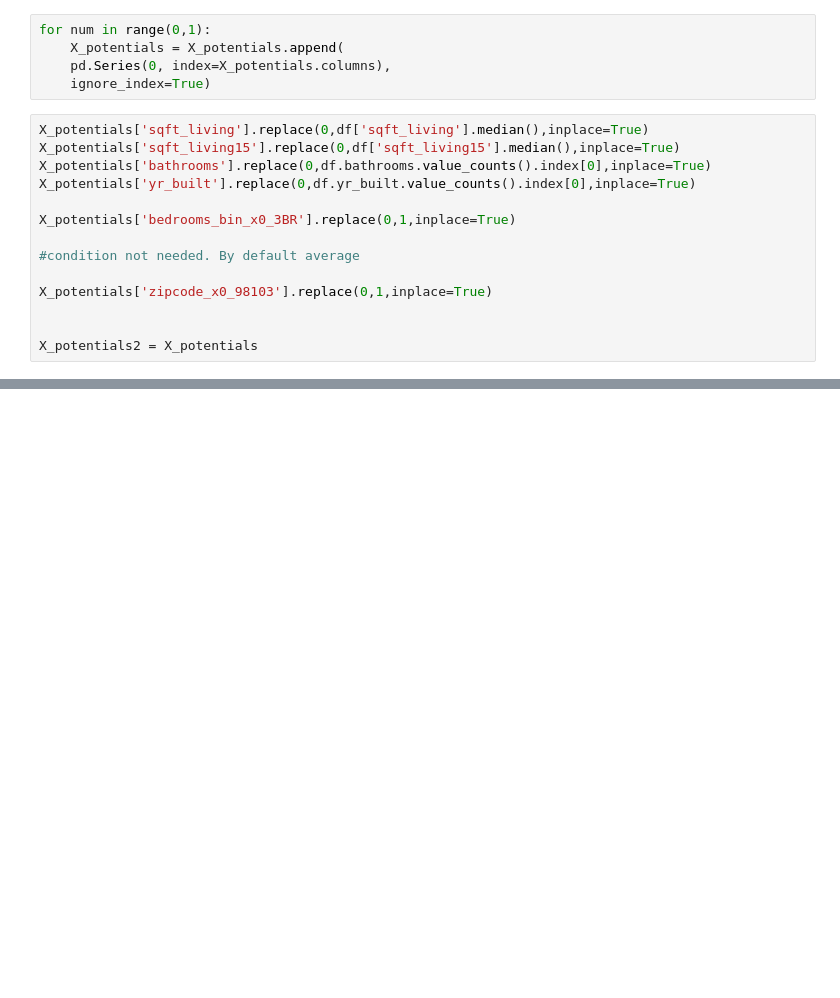
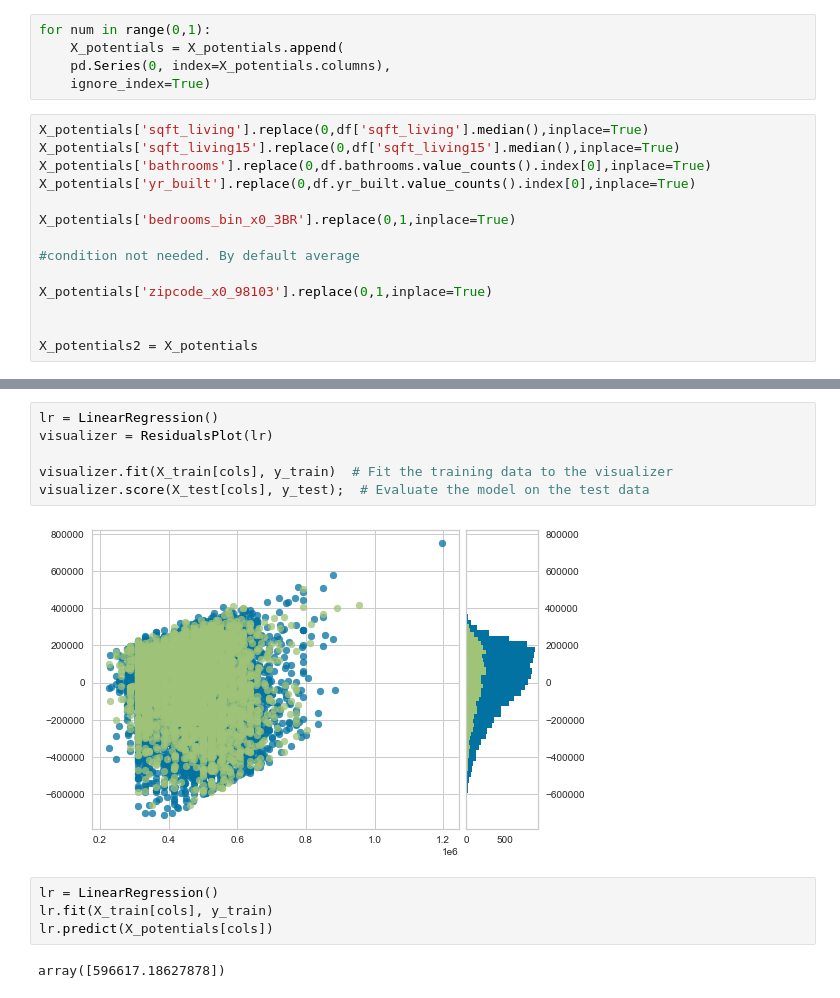
Before and after one commit to ssaeed85/dsc-ph2-KingsCountyRealEstate, a Jupyter notebook: Workspace/Zach/Jupyter_Final copy.ipynb, the cells around one changed output, grey strips where cells are left out. Cells and saved outputs as stored; diff of their text form; blank space fills up the shorter version.

```diff
--- a/Workspace/Zach/Jupyter_Final copy.ipynb
+++ b/Workspace/Zach/Jupyter_Final copy.ipynb
@@ -584,2 +842,16 @@ lr.predict(X_potentials[cols])
+# %%
+lr = LinearRegression()
+visualizer = ResidualsPlot(lr)
+
+visualizer.fit(X_train[cols], y_train)  # Fit the training data to the visualizer
+visualizer.score(X_test[cols], y_test);  # Evaluate the model on the test data
+# %% [output]
+[figure, added]
+# %%
+lr = LinearRegression()
+lr.fit(X_train[cols], y_train)
+lr.predict(X_potentials[cols])
+# %% [output]
+array([596617.18627878])
 # %%
 df['yr_built'].value_counts().head(10)
```
Also changed, not shown: parts of 55 cells of this notebook, 3 other files.
